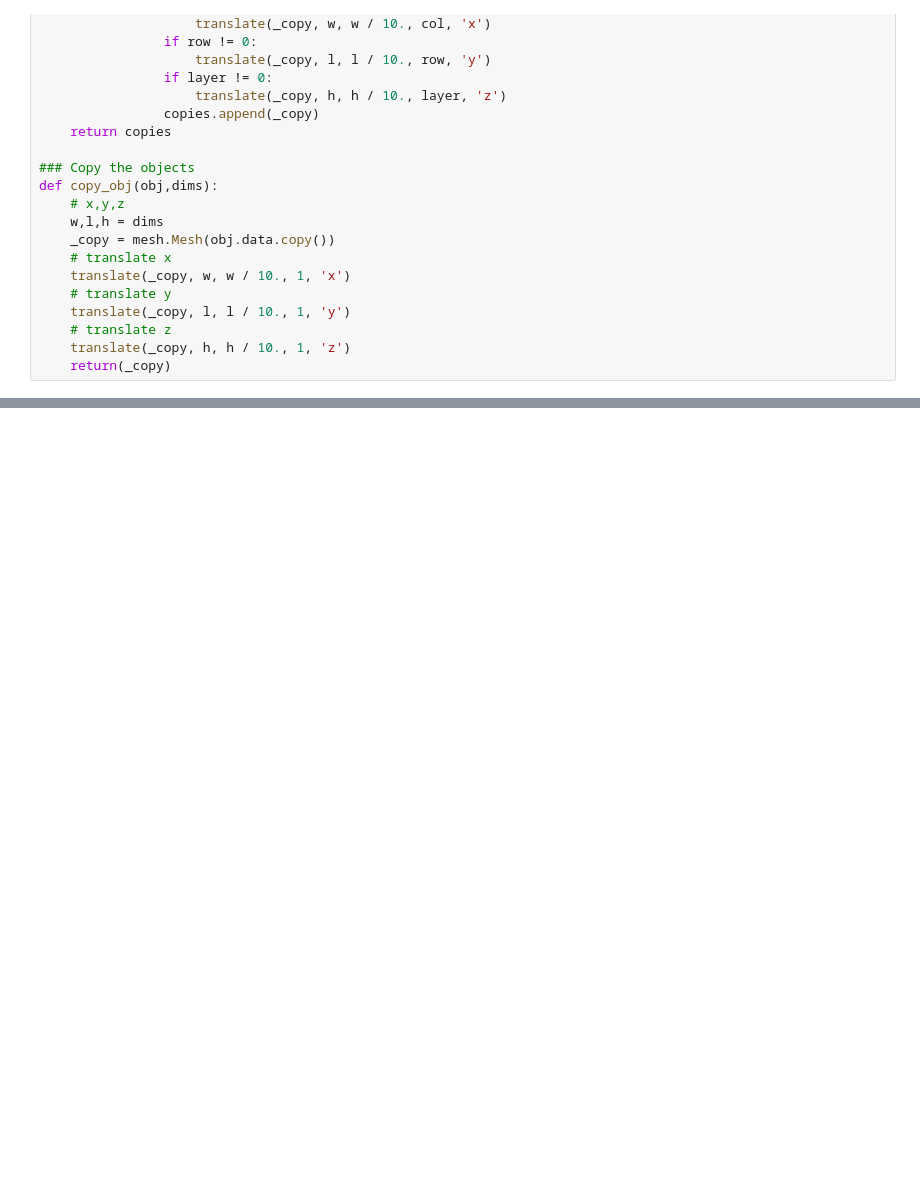
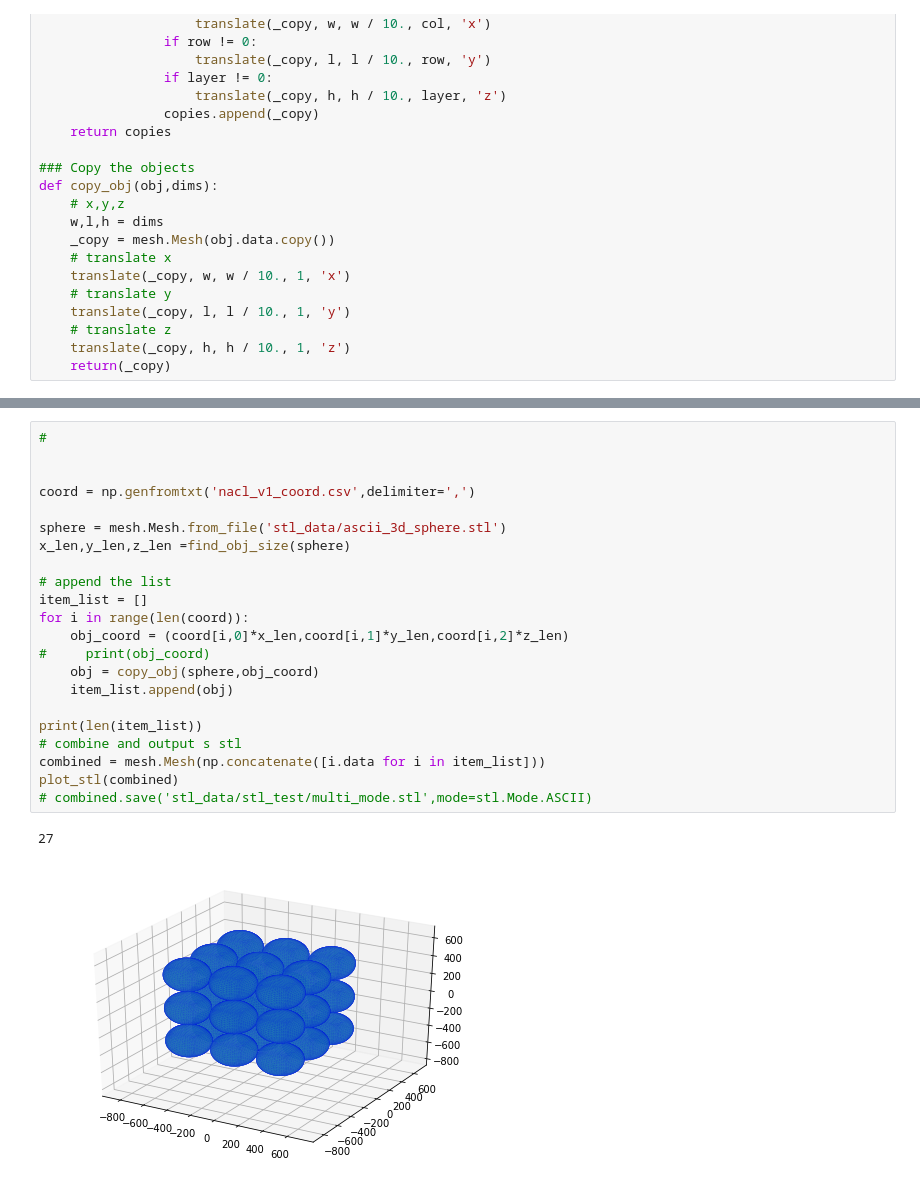
Before and after one commit to laumiulun/crystal_GUI, a Jupyter notebook: jupyter_notebook/STL_playground.ipynb, the cells around one changed output, grey strips where cells are left out. Cells and saved outputs as stored; diff of their text form; blank space fills up the shorter version.

```diff
--- a/jupyter_notebook/STL_playground.ipynb
+++ b/jupyter_notebook/STL_playground.ipynb
@@ -181,3 +184,28 @@ combined.save('stl_data/stl_test/combine_test.stl',mode=stl.Mode.ASCII)
 # %% [output]
 341.58032 331.80518 331.80518
 [figure]
+# %%
+#
+
+
+coord = np.genfromtxt('nacl_v1_coord.csv',delimiter=',')
+
+sphere = mesh.Mesh.from_file('stl_data/ascii_3d_sphere.stl')
+x_len,y_len,z_len =find_obj_size(sphere)
+
+# append the list
+item_list = []
+for i in range(len(coord)):
+    obj_coord = (coord[i,0]*x_len,coord[i,1]*y_len,coord[i,2]*z_len)
+#     print(obj_coord)
+    obj = copy_obj(sphere,obj_coord)
+    item_list.append(obj)
+
+print(len(item_list))
+# combine and output s stl
+combined = mesh.Mesh(np.concatenate([i.data for i in item_list]))
+plot_stl(combined)
+# combined.save('stl_data/stl_test/multi_mode.stl',mode=stl.Mode.ASCII)
+# %% [output]
+27
+[figure, added]
```
Also changed, not shown: parts of 1 cell of this notebook.
